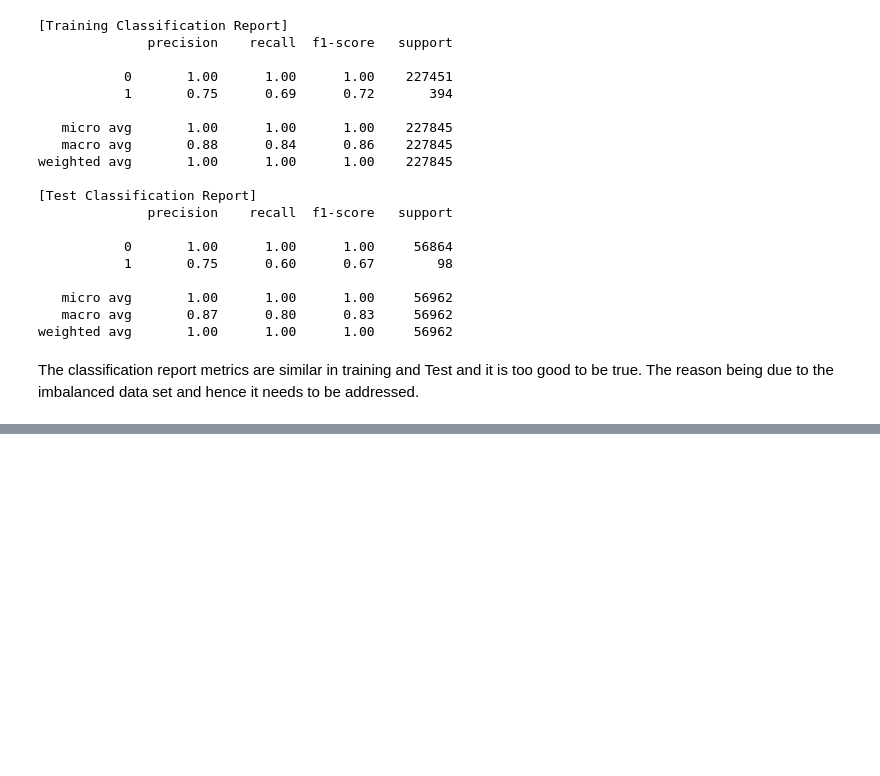
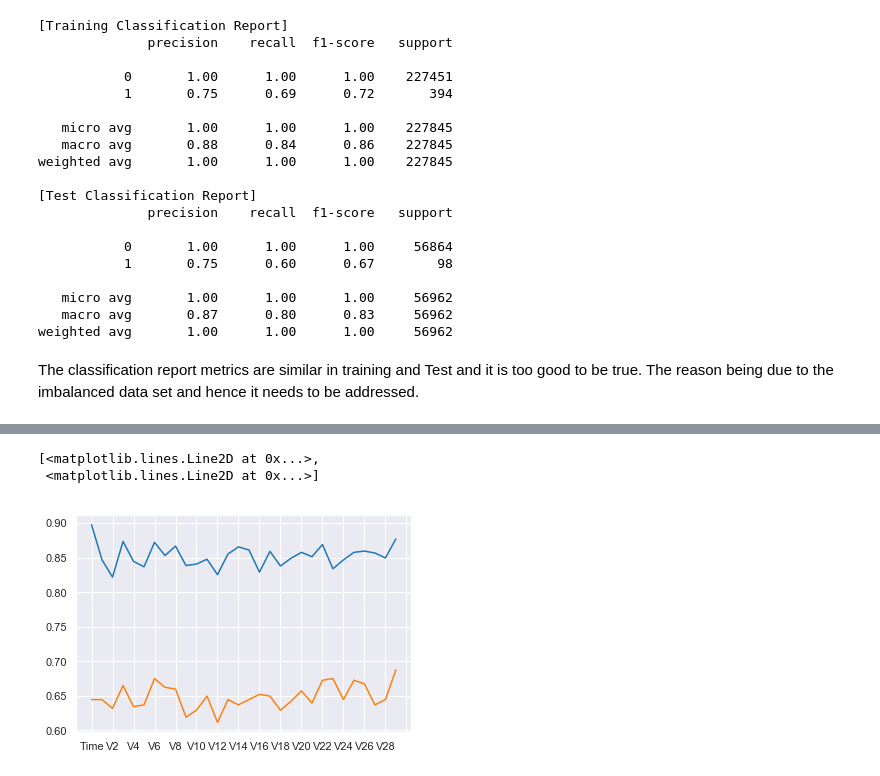
Before and after one commit to harineem1/Springboard01, a Jupyter notebook: Capstone/Capstone 1/Code/CP1 Using Logistic Regression.ipynb, the cells around one changed output, grey strips where cells are left out. Cells and saved outputs as stored; diff of their text form; code cells hidden in the pictures; blank space fills up the shorter version.

```diff
--- a/Capstone/Capstone 1/Code/CP1 Using Logistic Regression.ipynb
+++ b/Capstone/Capstone 1/Code/CP1 Using Logistic Regression.ipynb
@@ -495,0 +407,7 @@ print (undersample_score)
+# %%
+plt.xticks(list(range(0, 100,2)))
+plt.plot(xAx, precAx, recAx)
+# %% [output]
+[<matplotlib.lines.Line2D at 0x...>,
+ <matplotlib.lines.Line2D at 0x...>]
+[figure, added]
```
Also changed, not shown: parts of 32 cells of this notebook.
